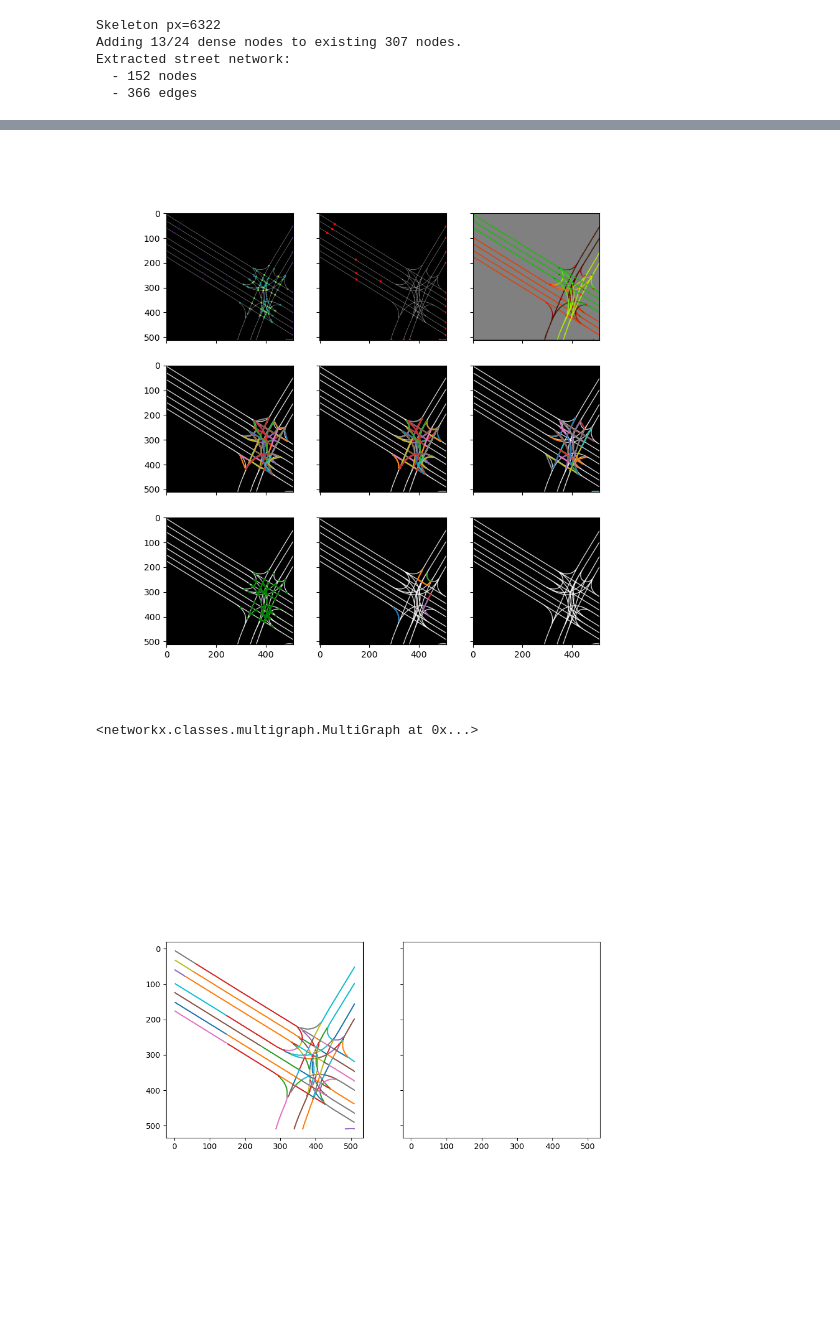
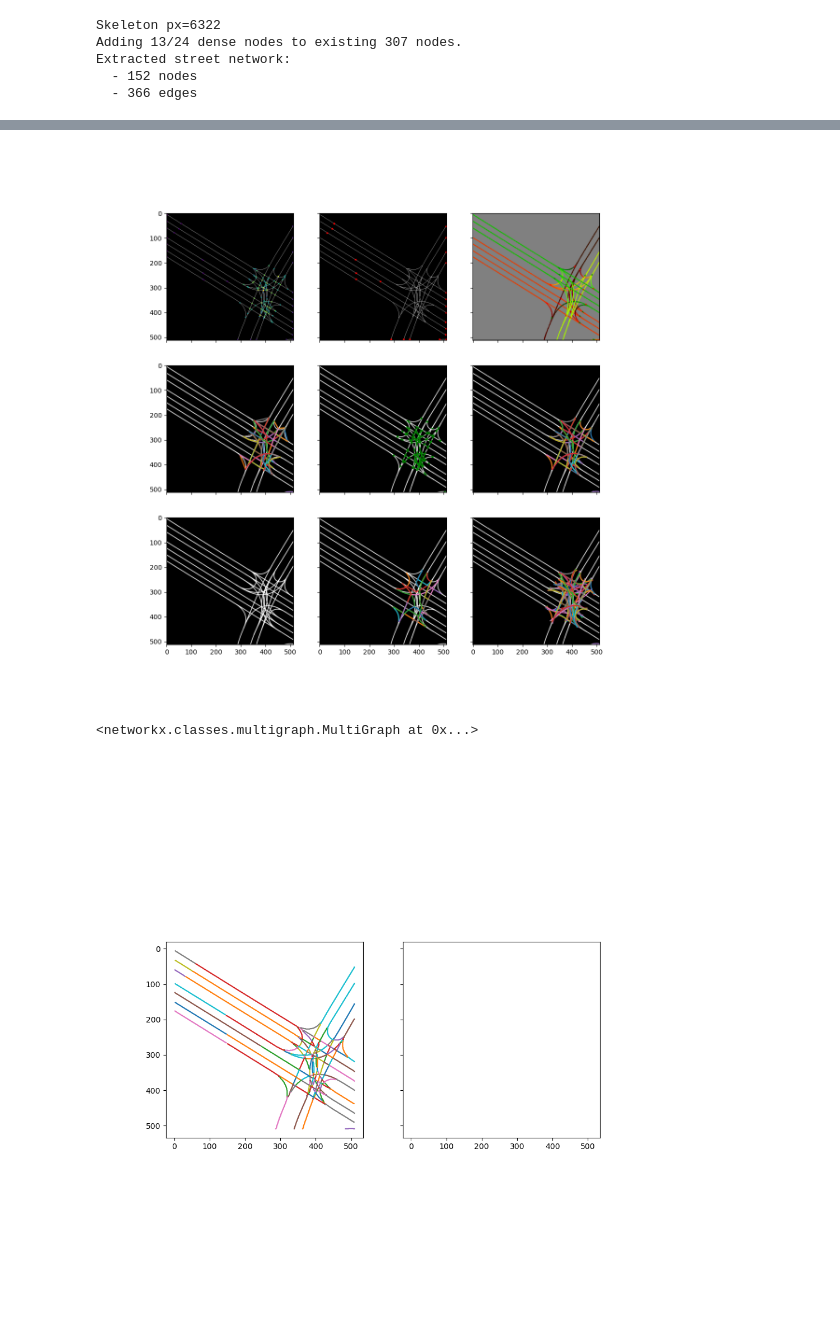
Before and after one commit to Excitablecell/extract-raster-network, a Jupyter notebook: extract_lanes.ipynb, the cells around one changed output, grey strips where cells are left out. Drawn from its saved outputs; the diff is of its cells as text; code cells hidden in the pictures.

```diff
--- a/extract_lanes.ipynb
+++ b/extract_lanes.ipynb
@@ -141,7 +141,48 @@ def track_path(path: list) -> np.ndarray:
     return waypoints
 
 
+def fit_cubic_polynomial(xs: np.ndarray, ys: np.ndarray):
+    cubic_spline = CubicPolynomial2D(xs, ys)
+    s = np.arange(0, cubic_spline.s[-1], 1)
+    ref_xy = [cubic_spline.calc_position(i_s) for i_s in s]
+    ref_yaw = [cubic_spline.calc_yaw(i_s) for i_s in s]
+    ref_rk = [cubic_spline.calc_curvature(i_s) for i_s in s]
+
+    return cubic_spline, np.column_stack((ref_xy, ref_yaw, ref_rk))
+
+
+def downsample_path(path: np.ndarray, ratio: int=2) -> np.ndarray:
+    if path.shape[0] > ratio:
+        new_path = path[::ratio]
+        if np.hypot(new_path[-1, 0] - path[-1, 0], new_path[-1, 1] - path[-1, 1]) > 0.001:
+            # new_path = np.delete(new_path, -1)
+            new_path = np.insert(new_path, -1, path[-1], axis=0)
+        return new_path
+    else:
+        return np.take(path, [1, -1], axis=0)
+
+
+def path_is_smooth(path: np.ndarray, thresh: float=60.0) -> bool:
+    _, idx = np.unique(path, return_index=True, axis=0)
+    path = path[np.sort(idx)]
+
+    dx = np.diff(path[:, 0])
+    dy = np.diff(path[:, 1])
+    s = np.hypot(dx, dy)
+    yaw = np.arctan2(dy, dx)
+    yaw_diff = np.rad2deg(np.diff(yaw))
+    yaw_rate = yaw_diff / s[:-1]
+    # yaw_rate_valid = np.fabs(yaw_rate) <= thresh
+
+    if np.max(yaw_rate) > thresh:
+        print(f'max yaw_rate: {np.max(yaw_rate):.1f}, threshold: {thresh}')
+        return False
+    else:
+        return True
+
+
 def path_is_valid(path: list) -> bool:
+    for segment in path:
 
     return True
 
@@ -158,47 +199,19 @@ def find_paths_among_terminals(graph: nx.Graph, inlets: np.ndarray, outlets: np.
         for n2 in outlets:
             if nx.has_path(graph, source=n1, target=n2):
                 path = nx.shortest_path(graph, n1, n2, weight='d', method='dijkstra')
+                path = np.array(path)
                 # print(f'From {n1} to {n2}: {path}')
                 if path_is_valid(path):
                     waypoints_all.append(track_path(path))
-                    paths.append(np.array(path))
+                    paths.append(path)
 
     print(f'Found {len(paths)} paths')
     return paths, waypoints_all
 
 
-def fit_cubic_polynomial(xs: np.ndarray, ys: np.ndarray):
-    cubic_spline = CubicPolynomial2D(xs, ys)
-    s = np.arange(0, cubic_spline.s[-1], 1)
-    ref_xy = [cubic_spline.calc_position(i_s) for i_s in s]
-    ref_yaw = [cubic_spline.calc_yaw(i_s) for i_s in s]
-    ref_rk = [cubic_spline.calc_curvature(i_s) for i_s in s]
-
-    return cubic_spline, np.column_stack((ref_xy, ref_yaw, ref_rk))
-
-
-def path_is_smooth(path: np.ndarray, thresh: float=60.0) -> bool:
-    _, idx = np.unique(path, return_index=True, axis=0)
-    path = path[np.sort(idx)]
-
-    dx = np.diff(path[:, 0])
-    dy = np.diff(path[:, 1])
-    s = np.hypot(dx, dy)
-    yaw = np.arctan2(dy, dx)
-    yaw_diff = np.rad2deg(np.diff(yaw))
-    yaw_rate = yaw_diff / s[:-1]
-    # yaw_rate_valid = np.fabs(yaw_rate) <= thresh
-
-    if np.max(yaw_rate) > thresh:
-        return False
-    else:
-        print(f'max yaw_rate: {np.max(yaw_rate)}')
-        return True
-
-
 def connect_terminal_nodes(graph: nx.Graph) -> nx.Graph:
 
-    fig, axes = plt.subplots(3, 3, figsize=(9, 9), sharex=True, sharey=True)
+    fig, axes = plt.subplots(3, 3, figsize=(12, 12), sharex=True, sharey=True)
     axes = axes.ravel()
 
     nodes = np.array([node for (node, degree) in graph.degree()], dtype=float)
@@ -247,22 +260,24 @@ def connect_terminal_nodes(graph: nx.Graph) -> nx.Graph:
         dx = np.diff(path[:, 0])
         dy = np.diff(path[:, 1])
         dx, dy = normalize_dx_dy(dx, dy)
-        yaw = np.arctan2(dy, dx)
-        yaw_diff = np.fabs(np.rad2deg(np.diff(yaw)))
-        axes[6].quiver(xs[:-1], ys[:-1], dx, dy, color='g', angles='xy', scale_units='xy', scale=0.1)
-        if np.all(yaw_diff < 60):
-            axes[5].plot(xs, ys)
+        axes[4].quiver(xs[:-1], ys[:-1], dx, dy, color='g', angles='xy', scale_units='xy', scale=0.1)
+
+        # yaw = np.arctan2(dy, dx)
+        # yaw_diff = np.fabs(np.rad2deg(np.diff(yaw)))
+        # if np.all(yaw_diff < 60):
+        #     axes[5].plot(xs, ys)
 
         waypoints = np.array(waypoints, dtype=float)
+        waypoints = downsample_path(waypoints, 2)
         xs = waypoints[:, 0]
         ys = waypoints[:, 1]
-        axes[4].plot(xs, ys)
+        axes[5].plot(xs, ys)
 
-        if path_is_smooth(waypoints, 45):
+        if path_is_smooth(waypoints, 60.0):
             axes[7].plot(xs, ys)
 
-        # cubic_spline, curve = fit_cubic_polynomial(xs, ys)
-        # axes[5].plot(curve[:, 0], curve[:, 1])
+        cubic_spline, curve = fit_cubic_polynomial(xs, ys)
+        axes[8].plot(curve[:, 0], curve[:, 1])
 
     axes[0].set_aspect('equal')
     axes[1].set_aspect('equal')
@@ -289,4 +312,4 @@ max yaw_rate: 45.0
-[figure, old version]
+[figure, new version]
 <networkx.classes.multigraph.MultiGraph at 0x...>
 # %%
 def plot_polylines(polylines: list) -> None:
```
Also changed, not shown: parts of 1 cell of this notebook.
